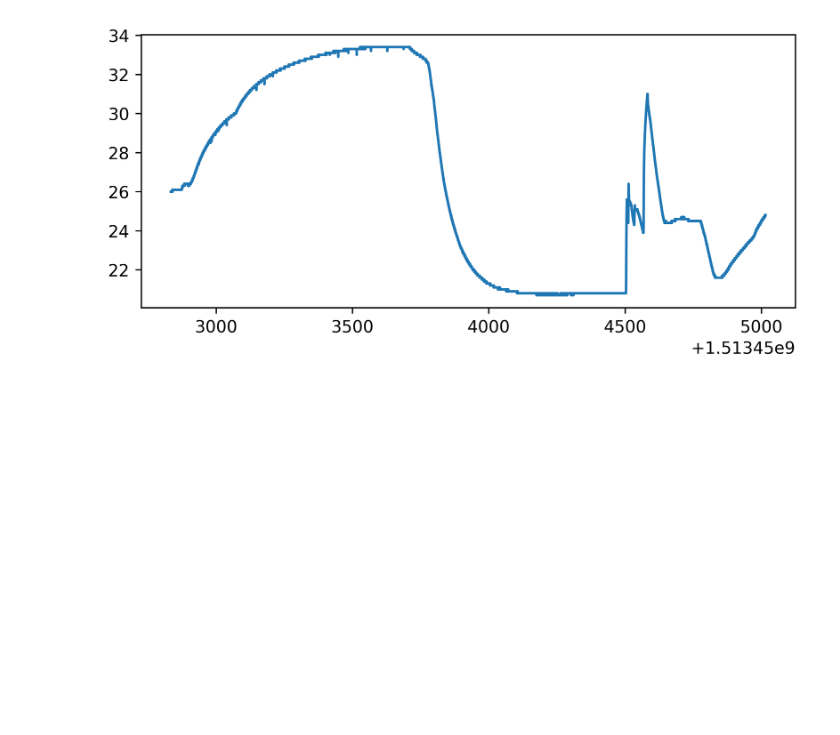
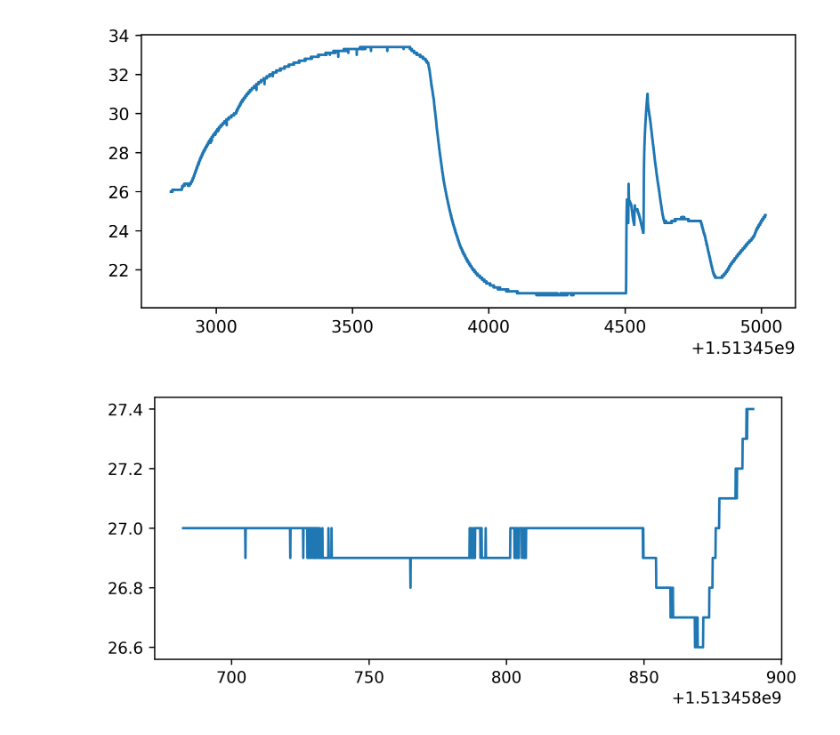
Before and after one commit to safoex/system-engineering-team1, a Jupyter notebook: real_tests/nb.ipynb, the cells around one changed output. Saved outputs shown, nothing was run; the diff lists cells and outputs as text; code cells hidden in the pictures; blank space fills up the shorter version.

```diff
--- a/real_tests/nb.ipynb
+++ b/real_tests/nb.ipynb
@@ -22,3 +22,7 @@ def plot_test(test_number):
 plot_test(1)
 # %% [output]
 [figure]
+# %%
+plot_test(2)
+# %% [output]
+[figure, added]
```
